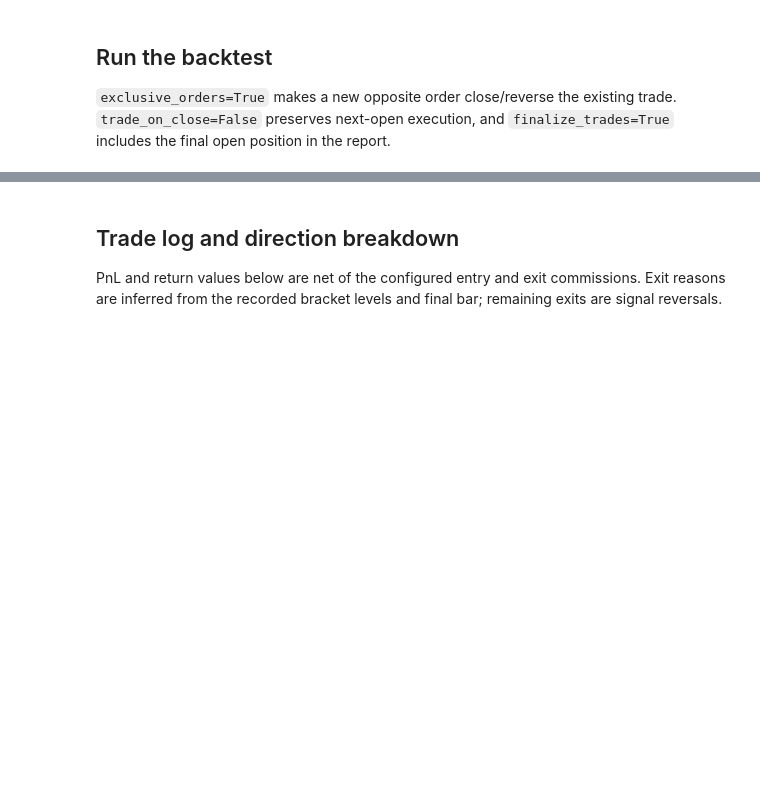
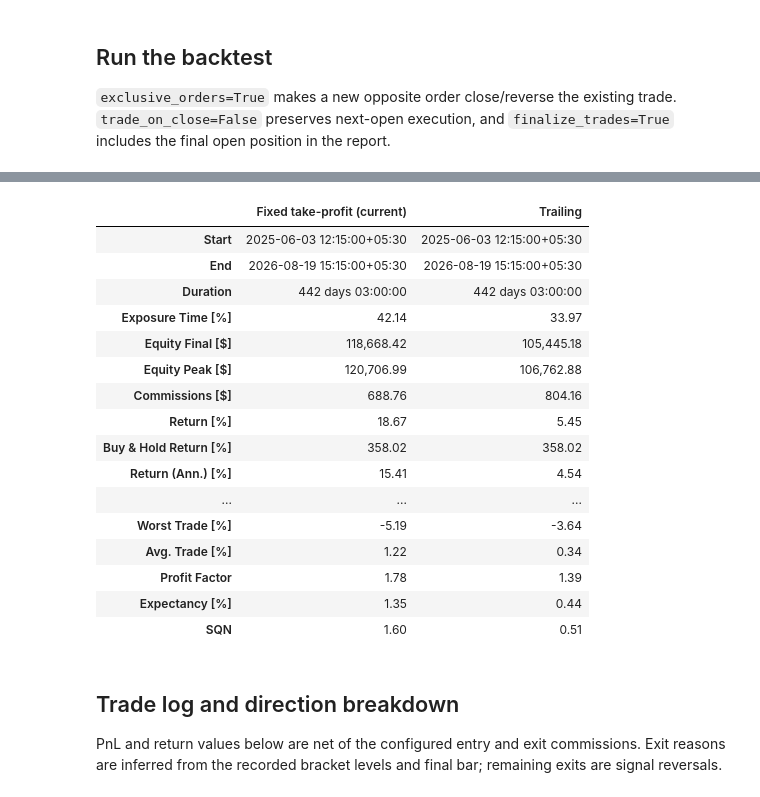
Before and after one commit to AppsByZubin/visualizer, a Jupyter notebook: notebooks/swingengine/ema_ribbon.ipynb, the cells around one changed output, grey strips where cells are left out. Drawn from its saved outputs; the diff is of its cells as text; code cells hidden in the pictures; blank space fills up the shorter version.

```diff
--- a/notebooks/swingengine/ema_ribbon.ipynb
+++ b/notebooks/swingengine/ema_ribbon.ipynb
@@ -754,3 +870,32 @@ display(summary.to_frame(name="Value"))
+# %%
+_, trailing_stats = run_symbol_backtest(backtest_data, exit_mode="trailing")
+
+present_summary_keys = [key for key in summary_keys if key in stats.index]
+exit_mode_comparison = pd.DataFrame(
+    {
+        "Fixed take-profit (current)": stats.loc[present_summary_keys],
+        "Trailing": trailing_stats.loc[present_summary_keys],
+    }
+)
+display(exit_mode_comparison)
+# %% [output]
+|  | Fixed take-profit (current) | Trailing |
+| Start | 2025-06-03 12:15:00+05:30 | 2025-06-03 12:15:00+05:30 |
+| End | 2026-08-19 15:15:00+05:30 | 2026-08-19 15:15:00+05:30 |
+| Duration | 442 days 03:00:00 | 442 days 03:00:00 |
+| Exposure Time [%] | 42.14 | 33.97 |
+| Equity Final [$] | 118,668.42 | 105,445.18 |
+| Equity Peak [$] | 120,706.99 | 106,762.88 |
+| Commissions [$] | 688.76 | 804.16 |
+| Return [%] | 18.67 | 5.45 |
+| Buy & Hold Return [%] | 358.02 | 358.02 |
+| Return (Ann.) [%] | 15.41 | 4.54 |
+| ... | ... | ... |
+| Worst Trade [%] | -5.19 | -3.64 |
+| Avg. Trade [%] | 1.22 | 0.34 |
+| Profit Factor | 1.78 | 1.39 |
+| Expectancy [%] | 1.35 | 0.44 |
+| SQN | 1.60 | 0.51 |
 # %% [markdown]
 ## Trade log and direction breakdown
 
```
Also changed, not shown: parts of 18 cells of this notebook, 19 other files.
